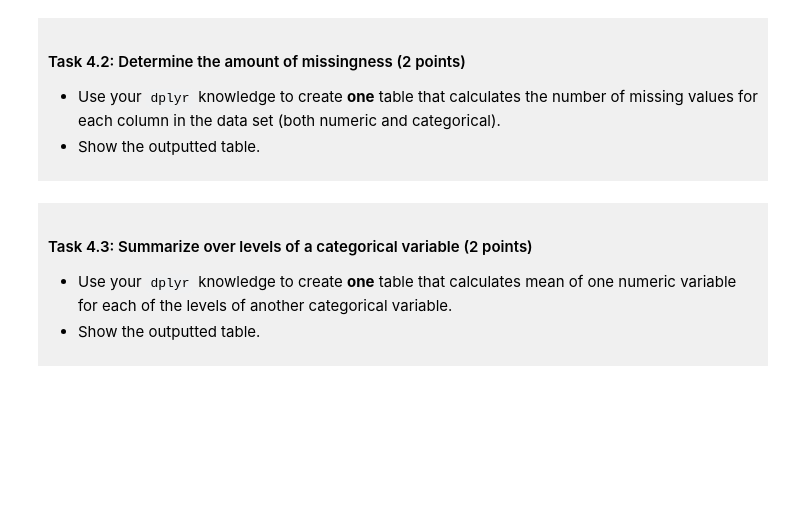
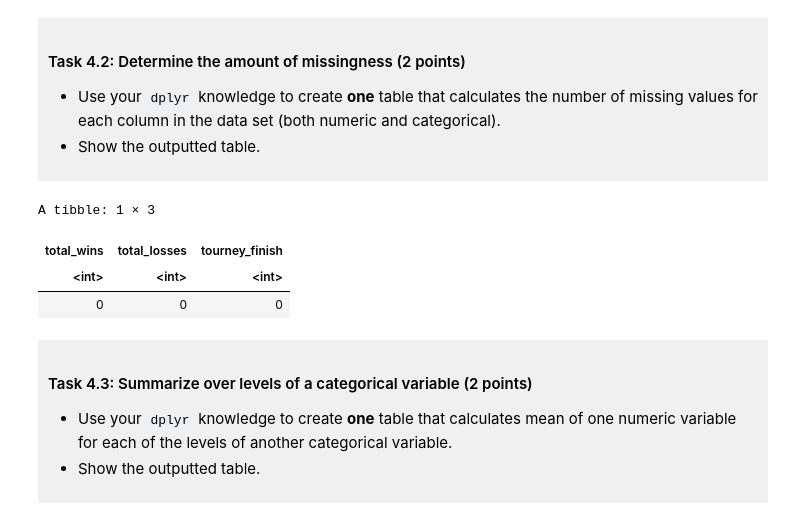
Before and after one commit to cliupatra/dsci-100-project-alexis-liu, a Jupyter notebook: dsci-100-project-notebook.ipynb, the cells around one changed output. Cells and saved outputs as stored; diff of their text form; code cells hidden in the pictures; blank space fills up the shorter version.

```diff
--- a/dsci-100-project-notebook.ipynb
+++ b/dsci-100-project-notebook.ipynb
@@ -277,7 +301,13 @@ You will refine your research question (if needed) and produce a tidy data set.
 - Show the outputted table.
 </div>
 # %%
-### EDIT THIS CODE CELL ###
+missing_tbl <- summarize(basketball_tidy, across(total_wins:tourney_finish, ~sum(is.na(.))))
+missing_tbl
+# %% [output]
+A tibble: 1 × 3
+| total_wins | total_losses | tourney_finish |
+| <int> | <int> | <int> |
+| 0 | 0 | 0 |
 # %% [markdown]
 <div style="background-color: #f0f0f0; padding: 10px;">
 
```
Also changed, not shown: parts of 3 cells of this notebook.
